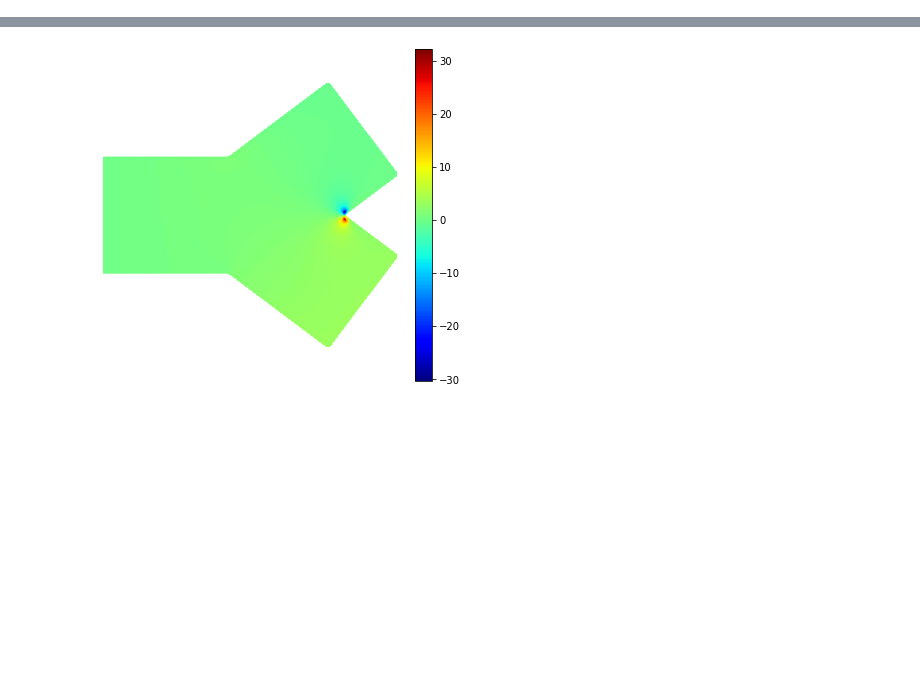
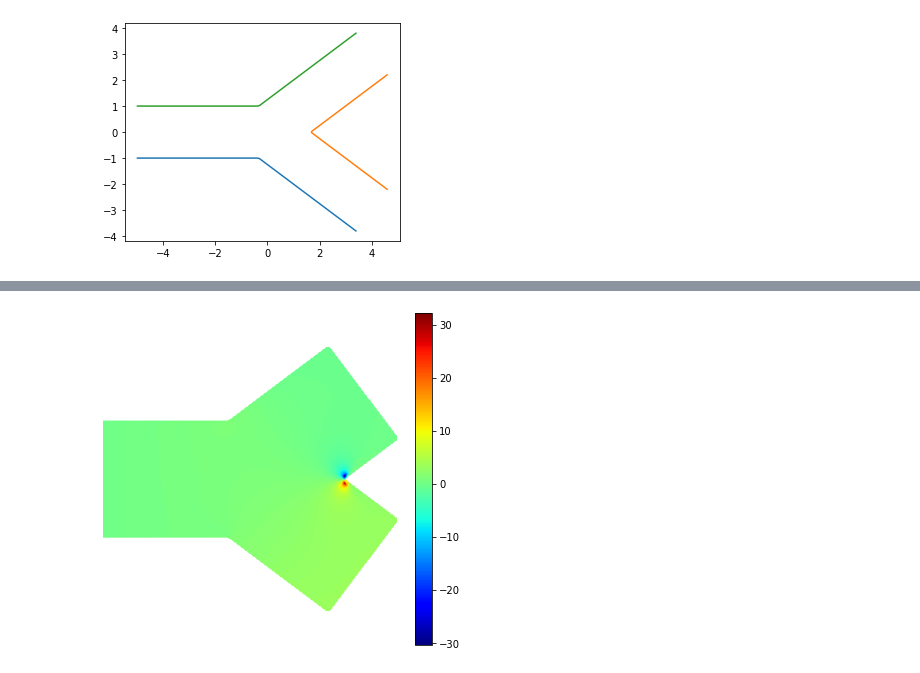
Before and after one commit to WangHaiYang874/stokes2d, a Jupyter notebook: dev_graphic.ipynb, the cells around one changed output, grey strips where cells are left out. Cells and saved outputs as stored; diff of their text form; code cells hidden in the pictures; blank space fills up the shorter version.

```diff
--- a/dev_graphic.ipynb
+++ b/dev_graphic.ipynb
@@ -23,0 +22,7 @@ pipe.build_A()
+# %%
+fig, ax = plt.subplots()
+for bdr in pipe.open_bdr:
+    ax.plot(*bdr.T)
+ax.set_aspect('equal')
+# %% [output]
+[figure, added]
```
Also changed, not shown: parts of 4 cells of this notebook, 1 other file.
